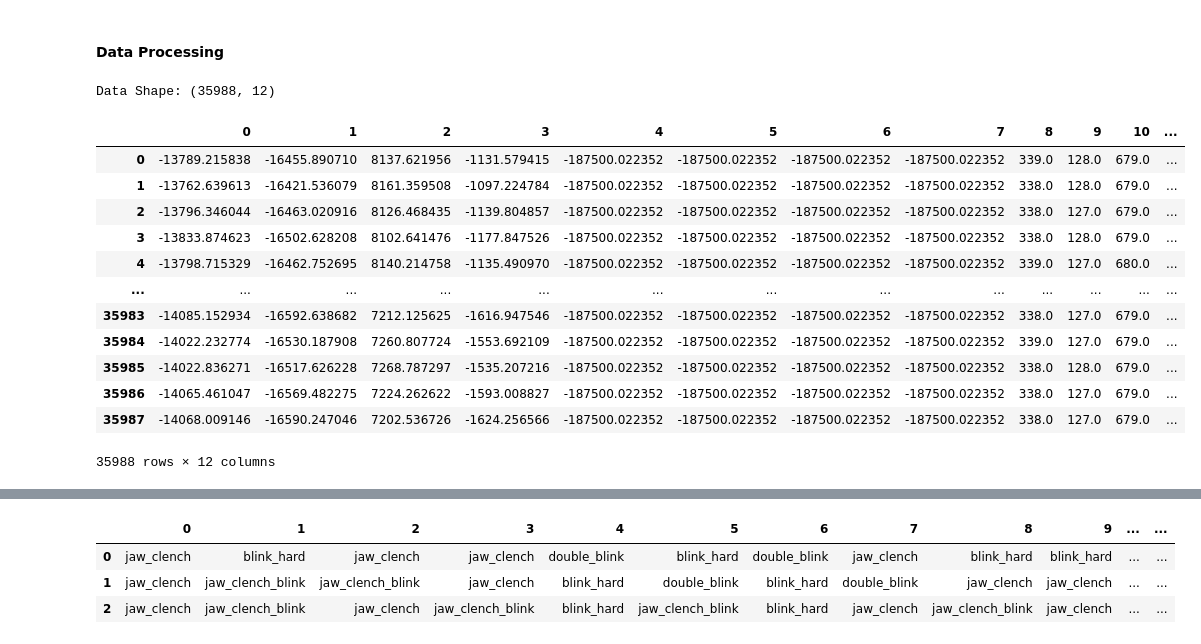
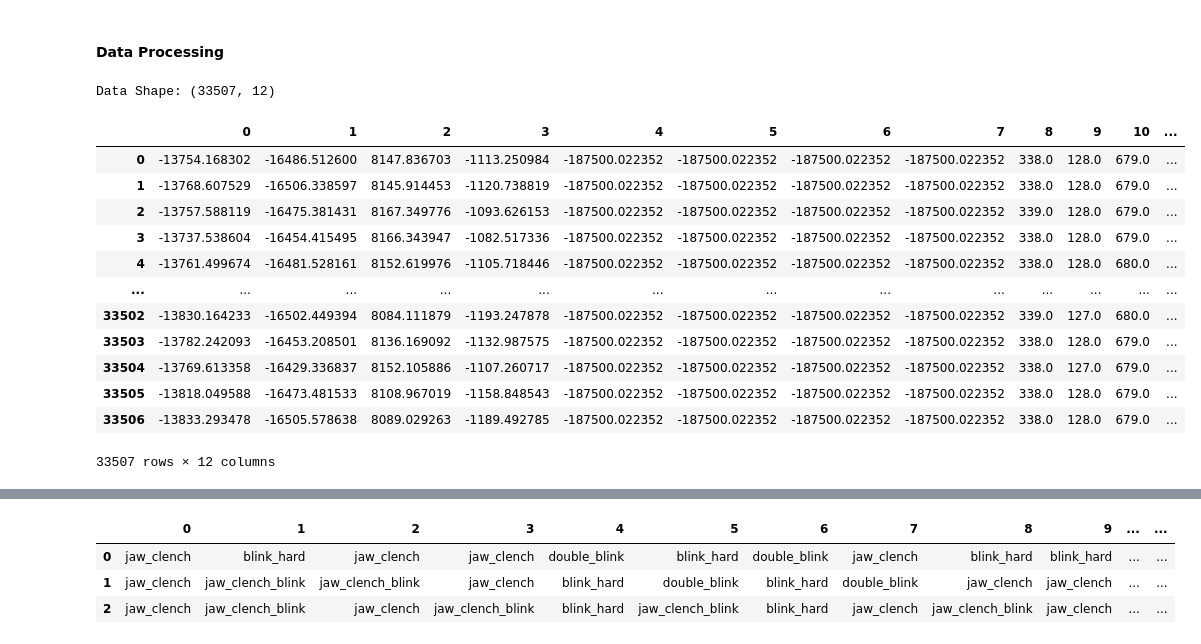
Before and after one commit to anmarkova2223/commander-blink, a Jupyter notebook: EEG_data_processing.ipynb, the cells around one changed output, grey strips where cells are left out. Drawn from its saved outputs; the diff is of its cells as text; code cells hidden in the pictures.

```diff
--- a/EEG_data_processing.ipynb
+++ b/EEG_data_processing.ipynb
@@ -3,41 +3,41 @@
 # %%
 # Imports and data
 
 import pandas as pd
 import numpy as np
 import matplotlib.pyplot as plt
 import seaborn as sns
 import random
 from sklearn.metrics import confusion_matrix, accuracy_score, precision_score, recall_score, f1_score
 from sklearn.model_selection import train_test_split
 from sklearn.svm import SVC
 from sklearn.ensemble import RandomForestClassifier
 from sklearn.preprocessing import StandardScaler
 from scipy.signal import butter, filtfilt, welch, find_peaks
 from scipy.integrate import trapezoid
 from scipy.stats import skew, kurtosis
 
 fs = 250
-new_data = np.load("trial_3.npy")
+new_data = np.load("trial_2.npy")
 df = pd.DataFrame(new_data)
 
 print(f"Data Shape: {df.shape}")
 df
 # %% [output]
-Data Shape: (35988, 12)
+Data Shape: (33507, 12)
 |  | 0 | 1 | 2 | 3 | 4 | 5 | 6 | 7 | 8 | 9 | 10 | ... |
-| 0 | -13789.215838 | -16455.890710 | 8137.621956 | -1131.579415 | -187500.022352 | -187500.022352 | -187500.022352 | -187500.022352 | 339.0 | 128.0 | 679.0 | ... |
-| 1 | -13762.639613 | -16421.536079 | 8161.359508 | -1097.224784 | -187500.022352 | -187500.022352 | -187500.022352 | -187500.022352 | 338.0 | 128.0 | 679.0 | ... |
-| 2 | -13796.346044 | -16463.020916 | 8126.468435 | -1139.804857 | -187500.022352 | -187500.022352 | -187500.022352 | -187500.022352 | 338.0 | 127.0 | 679.0 | ... |
-| 3 | -13833.874623 | -16502.628208 | 8102.641476 | -1177.847526 | -187500.022352 | -187500.022352 | -187500.022352 | -187500.022352 | 338.0 | 128.0 | 679.0 | ... |
-| 4 | -13798.715329 | -16462.752695 | 8140.214758 | -1135.490970 | -187500.022352 | -187500.022352 | -187500.022352 | -187500.022352 | 339.0 | 127.0 | 680.0 | ... |
+| 0 | -13754.168302 | -16486.512600 | 8147.836703 | -1113.250984 | -187500.022352 | -187500.022352 | -187500.022352 | -187500.022352 | 338.0 | 128.0 | 679.0 | ... |
+| 1 | -13768.607529 | -16506.338597 | 8145.914453 | -1120.738819 | -187500.022352 | -187500.022352 | -187500.022352 | -187500.022352 | 338.0 | 128.0 | 679.0 | ... |
+| 2 | -13757.588119 | -16475.381431 | 8167.349776 | -1093.626153 | -187500.022352 | -187500.022352 | -187500.022352 | -187500.022352 | 339.0 | 128.0 | 679.0 | ... |
+| 3 | -13737.538604 | -16454.415495 | 8166.343947 | -1082.517336 | -187500.022352 | -187500.022352 | -187500.022352 | -187500.022352 | 338.0 | 128.0 | 679.0 | ... |
+| 4 | -13761.499674 | -16481.528161 | 8152.619976 | -1105.718446 | -187500.022352 | -187500.022352 | -187500.022352 | -187500.022352 | 338.0 | 128.0 | 680.0 | ... |
 | ... | ... | ... | ... | ... | ... | ... | ... | ... | ... | ... | ... | ... |
-| 35983 | -14085.152934 | -16592.638682 | 7212.125625 | -1616.947546 | -187500.022352 | -187500.022352 | -187500.022352 | -187500.022352 | 338.0 | 127.0 | 679.0 | ... |
-| 35984 | -14022.232774 | -16530.187908 | 7260.807724 | -1553.692109 | -187500.022352 | -187500.022352 | -187500.022352 | -187500.022352 | 339.0 | 127.0 | 679.0 | ... |
-| 35985 | -14022.836271 | -16517.626228 | 7268.787297 | -1535.207216 | -187500.022352 | -187500.022352 | -187500.022352 | -187500.022352 | 338.0 | 128.0 | 679.0 | ... |
-| 35986 | -14065.461047 | -16569.482275 | 7224.262622 | -1593.008827 | -187500.022352 | -187500.022352 | -187500.022352 | -187500.022352 | 338.0 | 127.0 | 679.0 | ... |
-| 35987 | -14068.009146 | -16590.247046 | 7202.536726 | -1624.256566 | -187500.022352 | -187500.022352 | -187500.022352 | -187500.022352 | 338.0 | 127.0 | 679.0 | ... |
+| 33502 | -13830.164233 | -16502.449394 | 8084.111879 | -1193.247878 | -187500.022352 | -187500.022352 | -187500.022352 | -187500.022352 | 339.0 | 127.0 | 680.0 | ... |
+| 33503 | -13782.242093 | -16453.208501 | 8136.169092 | -1132.987575 | -187500.022352 | -187500.022352 | -187500.022352 | -187500.022352 | 338.0 | 128.0 | 679.0 | ... |
+| 33504 | -13769.613358 | -16429.336837 | 8152.105886 | -1107.260717 | -187500.022352 | -187500.022352 | -187500.022352 | -187500.022352 | 338.0 | 127.0 | 679.0 | ... |
+| 33505 | -13818.049588 | -16473.481533 | 8108.967019 | -1158.848543 | -187500.022352 | -187500.022352 | -187500.022352 | -187500.022352 | 338.0 | 128.0 | 679.0 | ... |
+| 33506 | -13833.293478 | -16505.578638 | 8089.029263 | -1189.492785 | -187500.022352 | -187500.022352 | -187500.022352 | -187500.022352 | 338.0 | 128.0 | 679.0 | ... |
-35988 rows × 12 columns
+33507 rows × 12 columns
 # %%
 # Labeling columns
 
```
Also changed, not shown: parts of 25 cells of this notebook.
